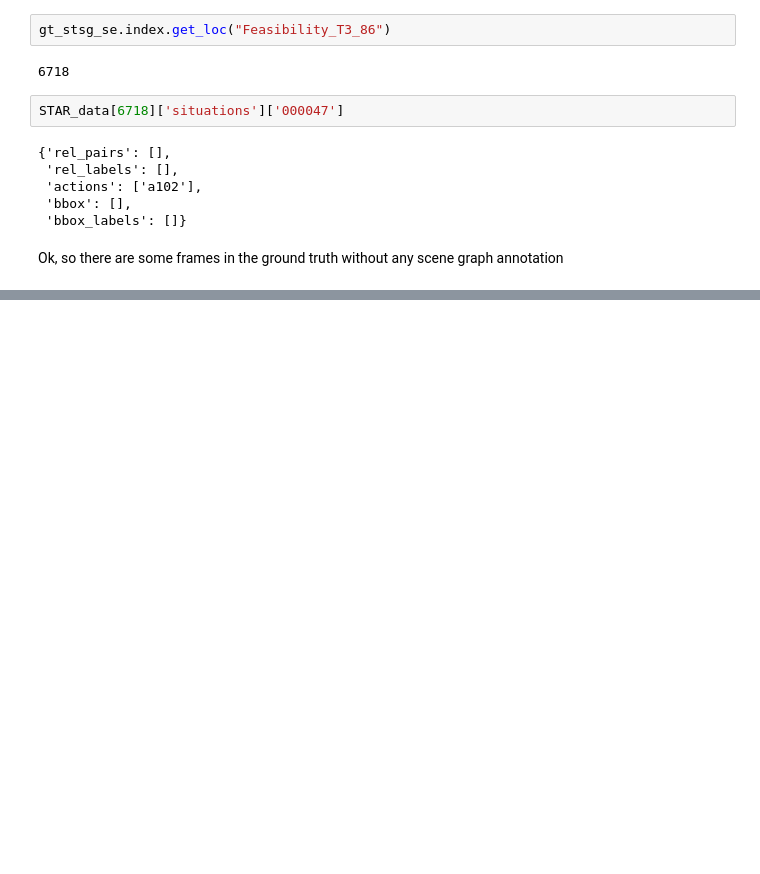
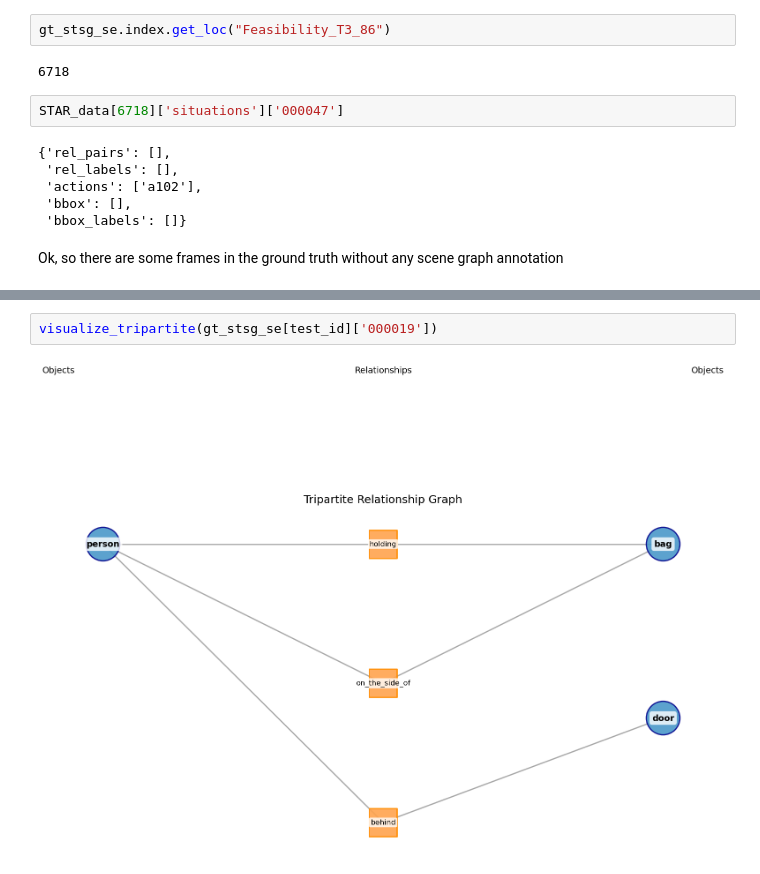
Before and after one commit to FabioLusha/video-neurosymbolic, a Jupyter notebook: star_code/experiments/week_0416_zs_cot_chat_prompting_gemma3_4b.ipynb, the cells around one changed output, grey strips where cells are left out. Drawn from its saved outputs; the diff is of its cells as text; blank space fills up the shorter version.

Commit message:
Add graph visualization functionalities

```diff
--- a/star_code/experiments/week_0416_zs_cot_chat_prompting_gemma3_4b.ipynb
+++ b/star_code/experiments/week_0416_zs_cot_chat_prompting_gemma3_4b.ipynb
@@ -904,0 +1059,4 @@ Ok, so there are some frames in the ground truth without any scene graph annotat
+# %%
+visualize_tripartite(gt_stsg_se[test_id]['000019'])
+# %% [output]
+[figure, added]
```
Also changed, not shown: parts of 14 cells of this notebook, 1 other file.
